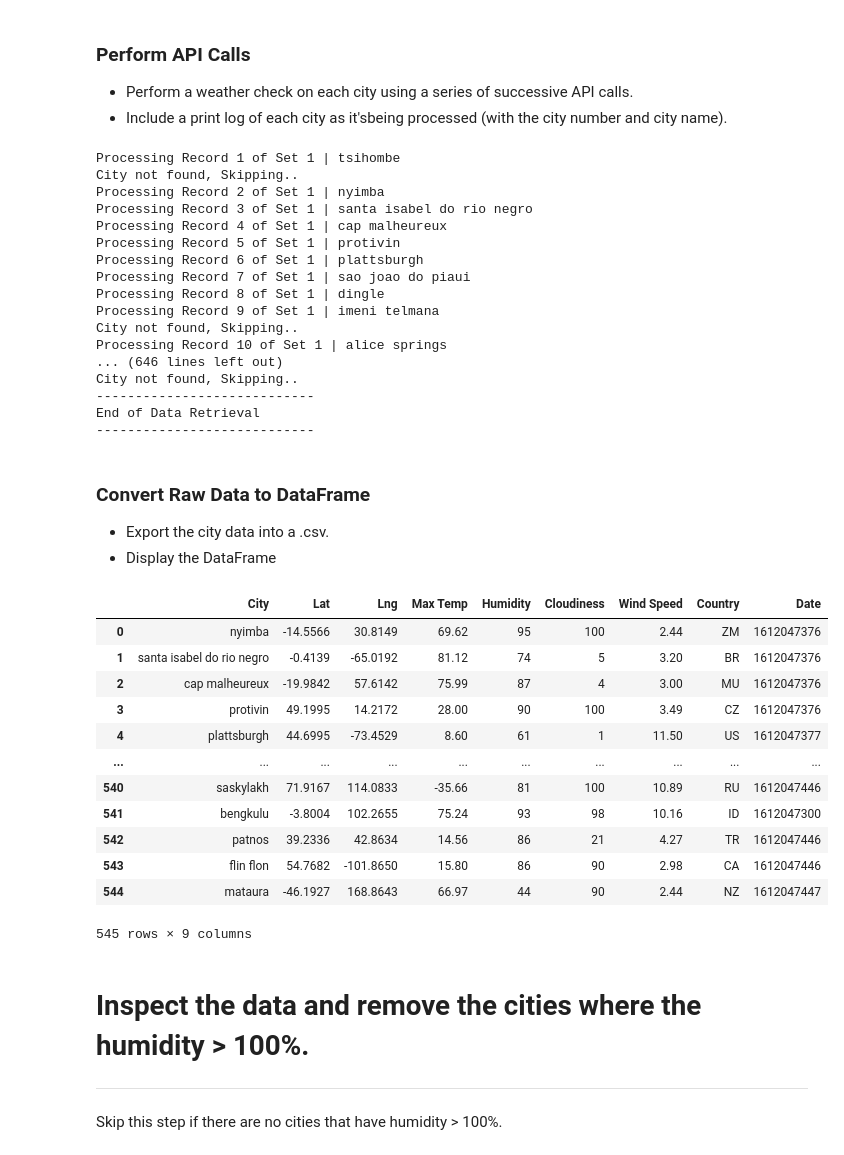
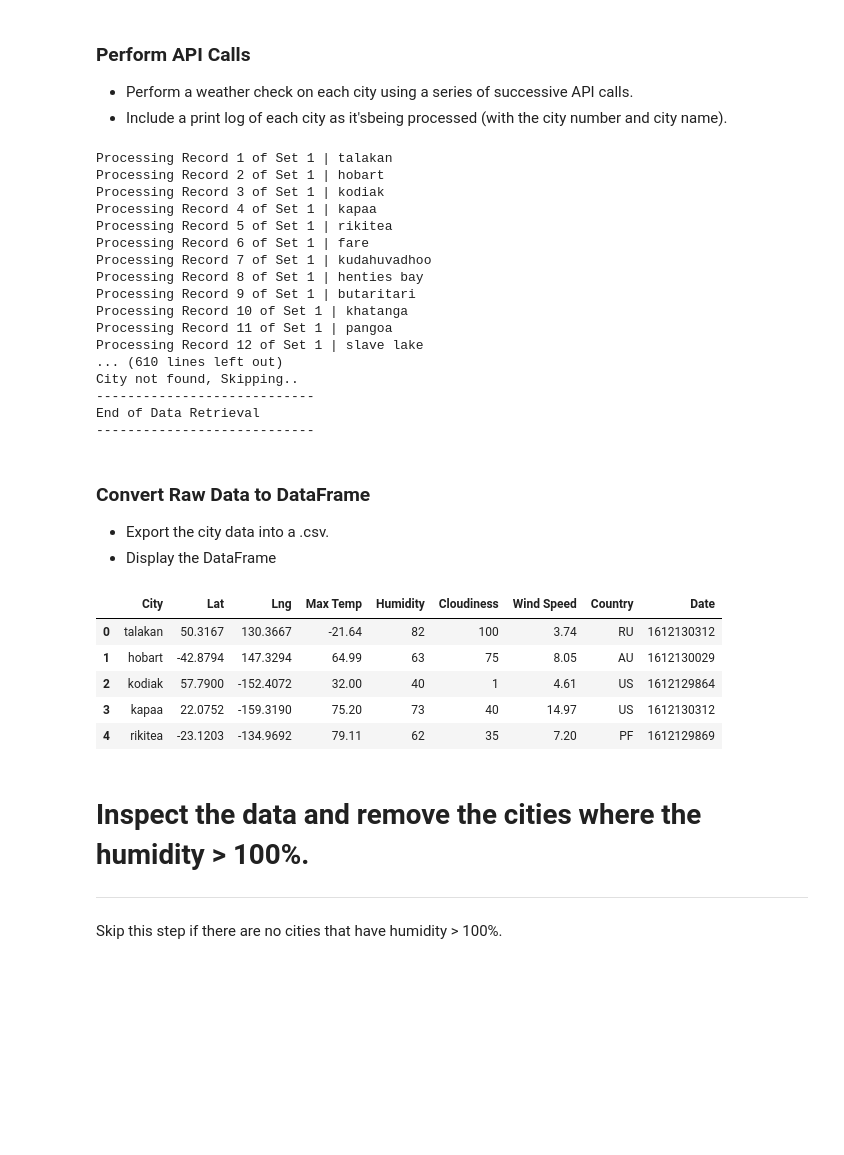
Before and after one commit to alexmartinez1745/Python-Api-Challenge, a Jupyter notebook: WeatherPy/WeatherPy.ipynb, the cells around one changed output. Cells and saved outputs as stored; diff of their text form; code cells hidden in the pictures; blank space fills up the shorter version.

```diff
--- a/WeatherPy/WeatherPy.ipynb
+++ b/WeatherPy/WeatherPy.ipynb
@@ -80,7 +81,7 @@ city_name = []
 # print('----------------------------')
 
 # Loop through each city and make API request
-for city in cities_a:
+for city in cities:
     query = url + '&appid=' + weather_api_key + '&units=' + units + '&q='
     response = requests.get(query + city).json()
 
@@ -110,19 +111,19 @@ print('----------------------------')
 print('End of Data Retrieval')
 print('----------------------------')
 # %% [output]
-Processing Record 1 of Set 1 | tsihombe
-City not found, Skipping..
-Processing Record 2 of Set 1 | nyimba
-Processing Record 3 of Set 1 | santa isabel do rio negro
-Processing Record 4 of Set 1 | cap malheureux
-Processing Record 5 of Set 1 | protivin
-Processing Record 6 of Set 1 | plattsburgh
-Processing Record 7 of Set 1 | sao joao do piaui
-Processing Record 8 of Set 1 | dingle
-Processing Record 9 of Set 1 | imeni telmana
-City not found, Skipping..
-Processing Record 10 of Set 1 | alice springs
-... (646 lines left out)
+Processing Record 1 of Set 1 | talakan
+Processing Record 2 of Set 1 | hobart
+Processing Record 3 of Set 1 | kodiak
+Processing Record 4 of Set 1 | kapaa
+Processing Record 5 of Set 1 | rikitea
+Processing Record 6 of Set 1 | fare
+Processing Record 7 of Set 1 | kudahuvadhoo
+Processing Record 8 of Set 1 | henties bay
+Processing Record 9 of Set 1 | butaritari
+Processing Record 10 of Set 1 | khatanga
+Processing Record 11 of Set 1 | pangoa
+Processing Record 12 of Set 1 | slave lake
+... (610 lines left out)
 City not found, Skipping..
 ----------------------------
 End of Data Retrieval
@@ -134,35 +135,32 @@ End of Data Retrieval
 # %%
 # Create Dataframe from above results
 cities_df = pd.DataFrame({'City': city_name,
                           'Lat': lat,
                           'Lng': lon,
                           'Max Temp': max_temp,
                           'Humidity': humidity,
                           'Cloudiness': cloudiness,
                           'Wind Speed': wind_speed,
                           'Country': country,
                           'Date': date
                          })
 
 # Export new Dataframe into a csv
 cities_df.to_csv("../output_data/cities.csv", index=False)
 
+# Read Dataframe with pandas for later use
+file = os.path.join('..', 'output_data', 'cities.csv')
+cities_df = pd.read_csv(file)
+
 # Display the Dataframe
-cities_df
+cities_df.head()
 # %% [output]
 |  | City | Lat | Lng | Max Temp | Humidity | Cloudiness | Wind Speed | Country | Date |
-| 0 | nyimba | -14.5566 | 30.8149 | 69.62 | 95 | 100 | 2.44 | ZM | 1612047376 |
-| 1 | santa isabel do rio negro | -0.4139 | -65.0192 | 81.12 | 74 | 5 | 3.20 | BR | 1612047376 |
-| 2 | cap malheureux | -19.9842 | 57.6142 | 75.99 | 87 | 4 | 3.00 | MU | 1612047376 |
-| 3 | protivin | 49.1995 | 14.2172 | 28.00 | 90 | 100 | 3.49 | CZ | 1612047376 |
-| 4 | plattsburgh | 44.6995 | -73.4529 | 8.60 | 61 | 1 | 11.50 | US | 1612047377 |
-| ... | ... | ... | ... | ... | ... | ... | ... | ... | ... |
-| 540 | saskylakh | 71.9167 | 114.0833 | -35.66 | 81 | 100 | 10.89 | RU | 1612047446 |
-| 541 | bengkulu | -3.8004 | 102.2655 | 75.24 | 93 | 98 | 10.16 | ID | 1612047300 |
-| 542 | patnos | 39.2336 | 42.8634 | 14.56 | 86 | 21 | 4.27 | TR | 1612047446 |
-| 543 | flin flon | 54.7682 | -101.8650 | 15.80 | 86 | 90 | 2.98 | CA | 1612047446 |
-| 544 | mataura | -46.1927 | 168.8643 | 66.97 | 44 | 90 | 2.44 | NZ | 1612047447 |
+| 0 | talakan | 50.3167 | 130.3667 | -21.64 | 82 | 100 | 3.74 | RU | 1612130312 |
+| 1 | hobart | -42.8794 | 147.3294 | 64.99 | 63 | 75 | 8.05 | AU | 1612130029 |
+| 2 | kodiak | 57.7900 | -152.4072 | 32.00 | 40 | 1 | 4.61 | US | 1612129864 |
+| 3 | kapaa | 22.0752 | -159.3190 | 75.20 | 73 | 40 | 14.97 | US | 1612130312 |
+| 4 | rikitea | -23.1203 | -134.9692 | 79.11 | 62 | 35 | 7.20 | PF | 1612129869 |
-545 rows × 9 columns
 # %% [markdown]
 # Inspect the data and remove the cities where the humidity > 100%.
 ----
```
Also changed, not shown: parts of 6 cells of this notebook, 1 other file.
